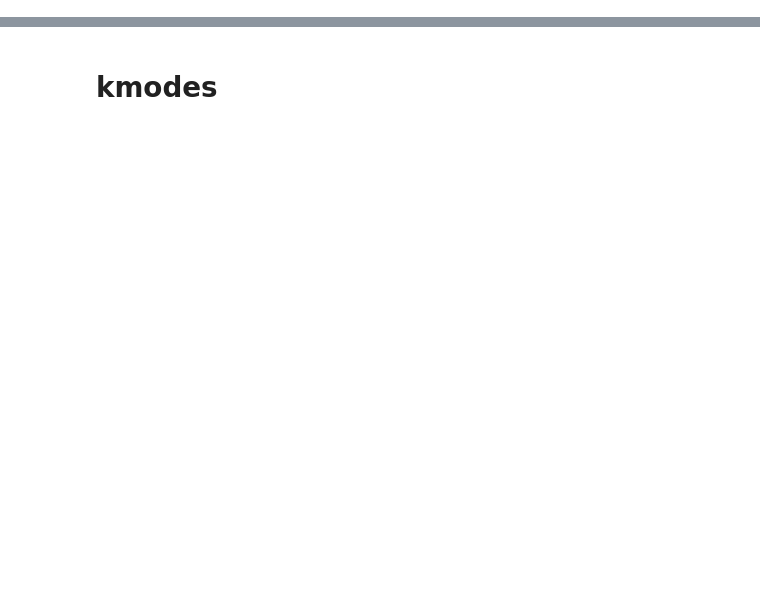
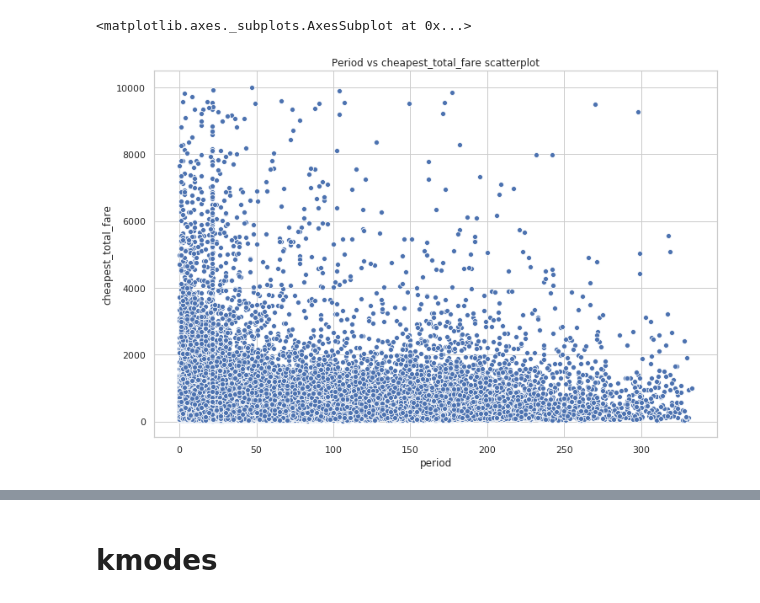
Before and after one commit to Jonathan-Doe/Playground, a Jupyter notebook: fareportal/fare.ipynb, the cells around one changed output, grey strips where cells are left out. Drawn from its saved outputs; the diff is of its cells as text; code cells hidden in the pictures; blank space fills up the shorter version.

```diff
--- a/fareportal/fare.ipynb
+++ b/fareportal/fare.ipynb
@@ -42,0 +106,12 @@ df['total_passengers'] = df.number_of_adults + df.number_of_children + df.number
+# %%
+df['departure_date'] = pd.to_datetime(df.departure_date, format='%Y-%m-%d')
+df['searched_date'] = pd.to_datetime(df.searched_date, format='%Y-%m-%d')
+df['period'] = (df.departure_date - df.searched_date).dt.days
+df = df.drop(['departure_date','searched_date'], axis = 1)
+# %%
+plt.figure(figsize = (12,8))
+plt.title('Period vs cheapest_total_fare scatterplot')
+sns.scatterplot(x = 'period',y = 'cheapest_total_fare', data = df)
+# %% [output]
+<matplotlib.axes._subplots.AxesSubplot at 0x...>
+[figure, added]
```
Also changed, not shown: parts of 55 cells of this notebook, 1 other file.
